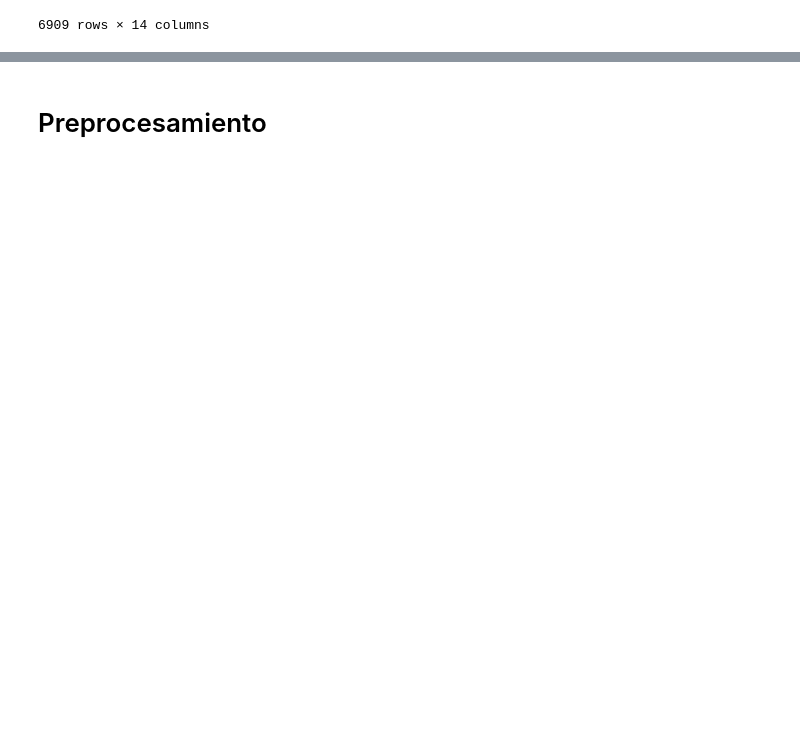
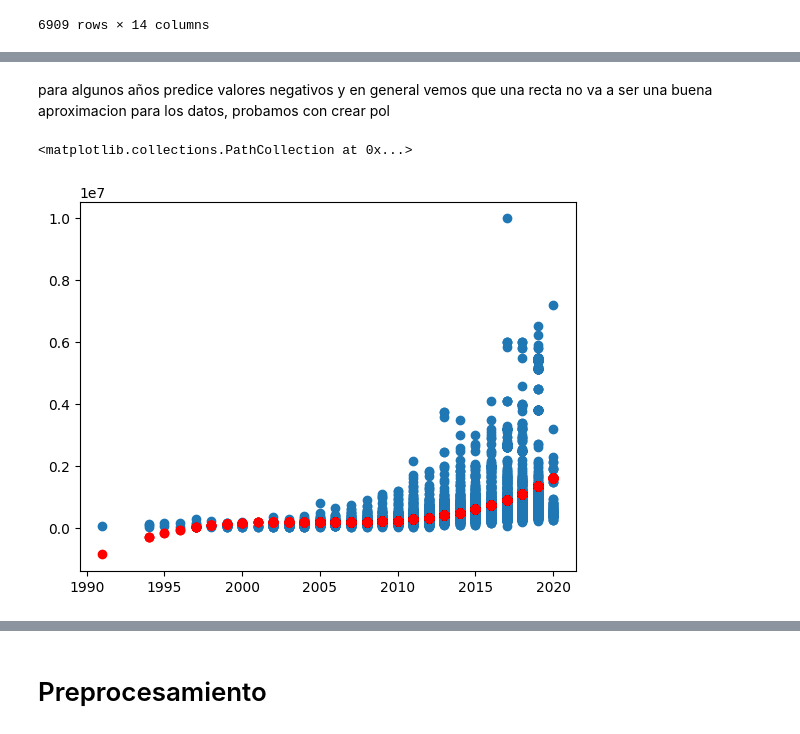
Before and after one commit to Chepados/regresion_coches, a Jupyter notebook: practica_regresion.ipynb, the cells around one changed output, grey strips where cells are left out. Saved outputs shown, nothing was run; the diff lists cells and outputs as text; code cells hidden in the pictures; blank space fills up the shorter version.

```diff
--- a/practica_regresion.ipynb
+++ b/practica_regresion.ipynb
@@ -69,0 +115,16 @@ train_df
+# %% [markdown]
+para algunos años predice valores negativos y en general vemos que una recta no va a ser una buena aproximacion para los datos, probamos con crear pol
+# %%
+df_pol = pd.concat([train_df["selling_price"], crear_pol(df_ejemplo["year"], "year")], axis=1)
+
+X = df_pol.drop("selling_price", axis=1).values
+y = df_pol["selling_price"]
+
+reg.fit(X, y)
+y_pred = reg.predict(X)
+
+plt.scatter(df_pol["year_1"], y)
+plt.scatter(df_pol["year_1"], y_pred, color = "red")
+# %% [output]
+<matplotlib.collections.PathCollection at 0x...>
+[figure, added]
```
Also changed, not shown: parts of 30 cells of this notebook, 1 other file.
